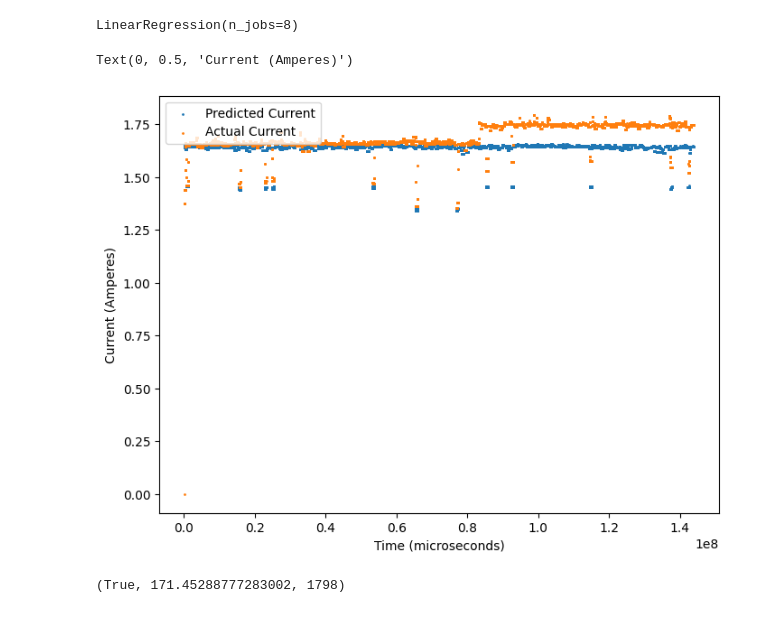
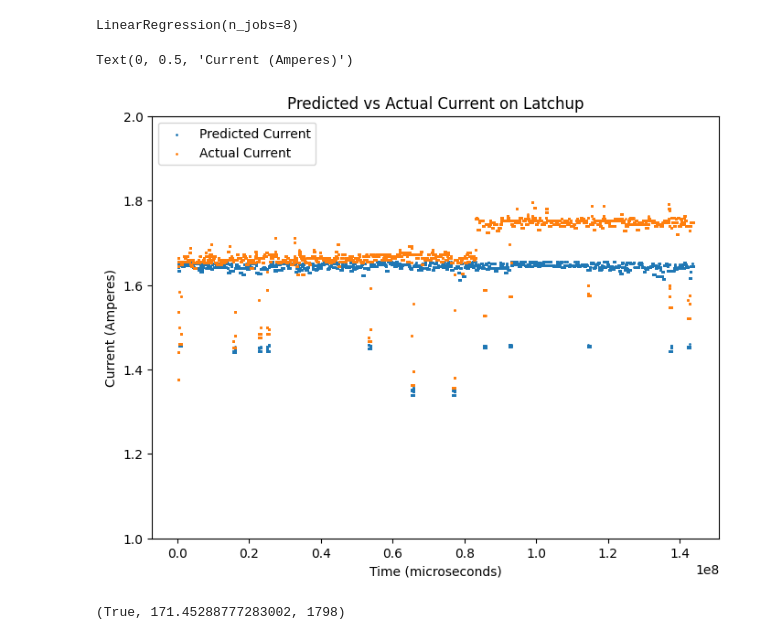
Before and after one commit to radshield/raspi-sel, a Jupyter notebook: analysis/perf_heuristic.ipynb, the cells around one changed output. Cells and saved outputs as stored; diff of their text form; code cells hidden in the pictures.

Commit message:
Build charts for Cryptosat presentation

```diff
--- a/analysis/perf_heuristic.ipynb
+++ b/analysis/perf_heuristic.ipynb
@@ -106,15 +106,17 @@ latchup_df['curr_pred_min'] = latchup_df['curr_pred'].rolling(window=k, center=T
 # %%
 fig = plt.figure(figsize=(8, 6))
 ax = plt.gca()
 
 plt.scatter(latchup_df['time'], latchup_df['curr_pred_min'], label='predicted', s=1)
 plt.scatter(latchup_df['time'], latchup_df['curr_filt'], label='actual', s=1)
 plt.legend(['Predicted Current', 'Actual Current'], loc='upper left')
+plt.title('Predicted vs Actual Current on Latchup')
+ax.set_ylim([1,2])
 ax.set_xlabel("Time (microseconds)")
 ax.set_ylabel("Current (Amperes)")
 # %% [output]
 Text(0, 0.5, 'Current (Amperes)')
-[figure, old version]
+[figure, new version]
 # %%
 def detect_latchup_diff(df, start):
     total_diff = 0
```
Also changed, not shown: parts of 2 cells of this notebook.
